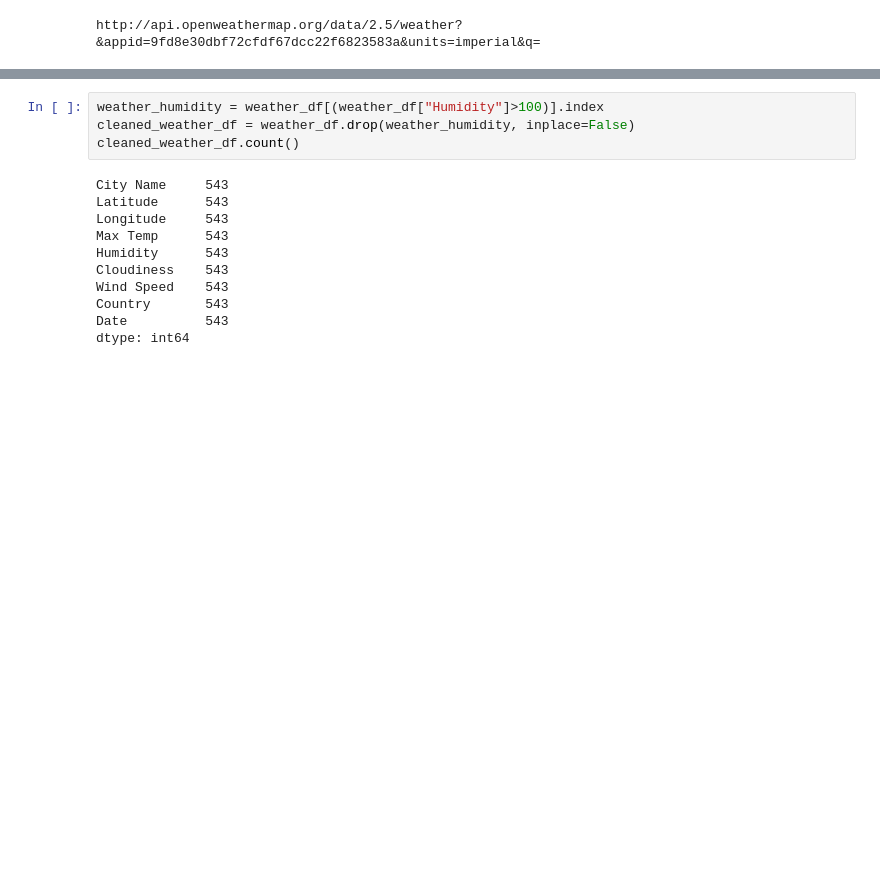
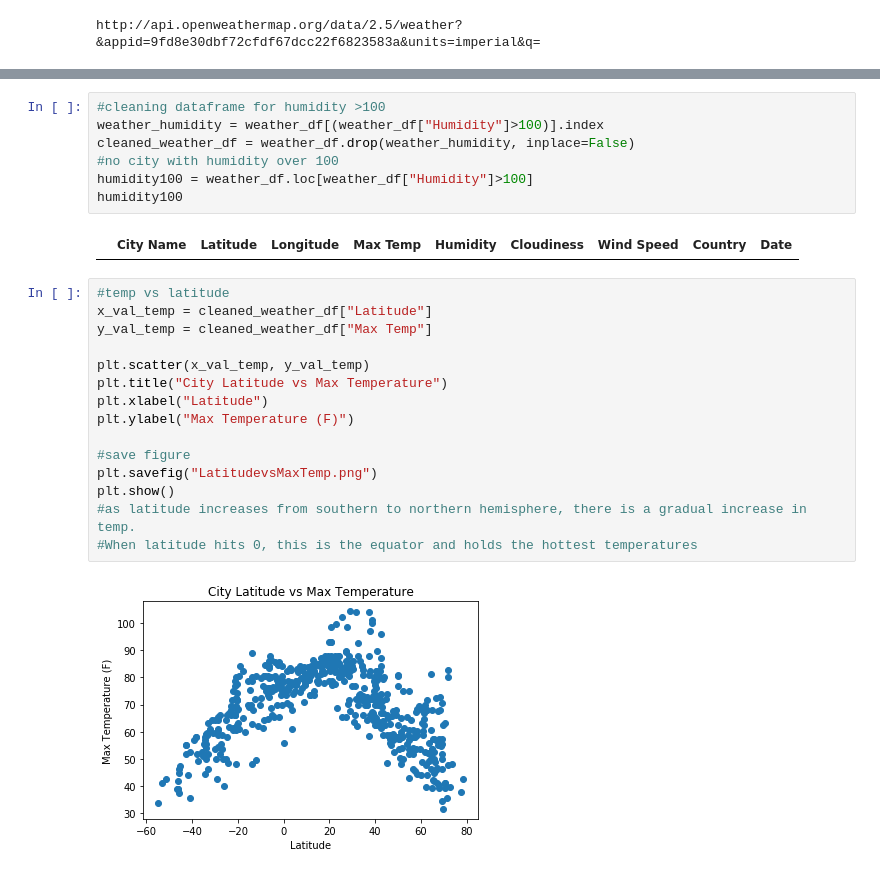
Before and after one commit to kirushan3/python-api-challenge, a Jupyter notebook: WeatherPy/WeatherPy.ipynb, the cells around one changed output, grey strips where cells are left out. Saved outputs shown, nothing was run; the diff lists cells and outputs as text; blank space fills up the shorter version.

Commit message:
scatter plots, linear regressions and observations made

```diff
--- a/WeatherPy/WeatherPy.ipynb
+++ b/WeatherPy/WeatherPy.ipynb
@@ -198,15 +162,26 @@ weather_df.describe()
 # %%
+#cleaning dataframe for humidity >100
 weather_humidity = weather_df[(weather_df["Humidity"]>100)].index
 cleaned_weather_df = weather_df.drop(weather_humidity, inplace=False)
-cleaned_weather_df.count()
+#no city with humidity over 100
+humidity100 = weather_df.loc[weather_df["Humidity"]>100]
+humidity100
 # %% [output]
-City Name     543
-Latitude      543
-Longitude     543
-Max Temp      543
-Humidity      543
-Cloudiness    543
-Wind Speed    543
-Country       543
-Date          543
-dtype: int64
+|  | City Name | Latitude | Longitude | Max Temp | Humidity | Cloudiness | Wind Speed | Country | Date |
+# %%
+#temp vs latitude
+x_val_temp = cleaned_weather_df["Latitude"]
+y_val_temp = cleaned_weather_df["Max Temp"]
+
+plt.scatter(x_val_temp, y_val_temp)
+plt.title("City Latitude vs Max Temperature")
+plt.xlabel("Latitude")
+plt.ylabel("Max Temperature (F)")
+
+#save figure
+plt.savefig("LatitudevsMaxTemp.png")
+plt.show()
+#as latitude increases from southern to northern hemisphere, there is a gradual increase in temp.
+#When latitude hits 0, this is the equator and holds the hottest temperatures
+# %% [output]
+[figure, added]
```
Also changed, not shown: parts of 25 cells of this notebook, 6 other files.
